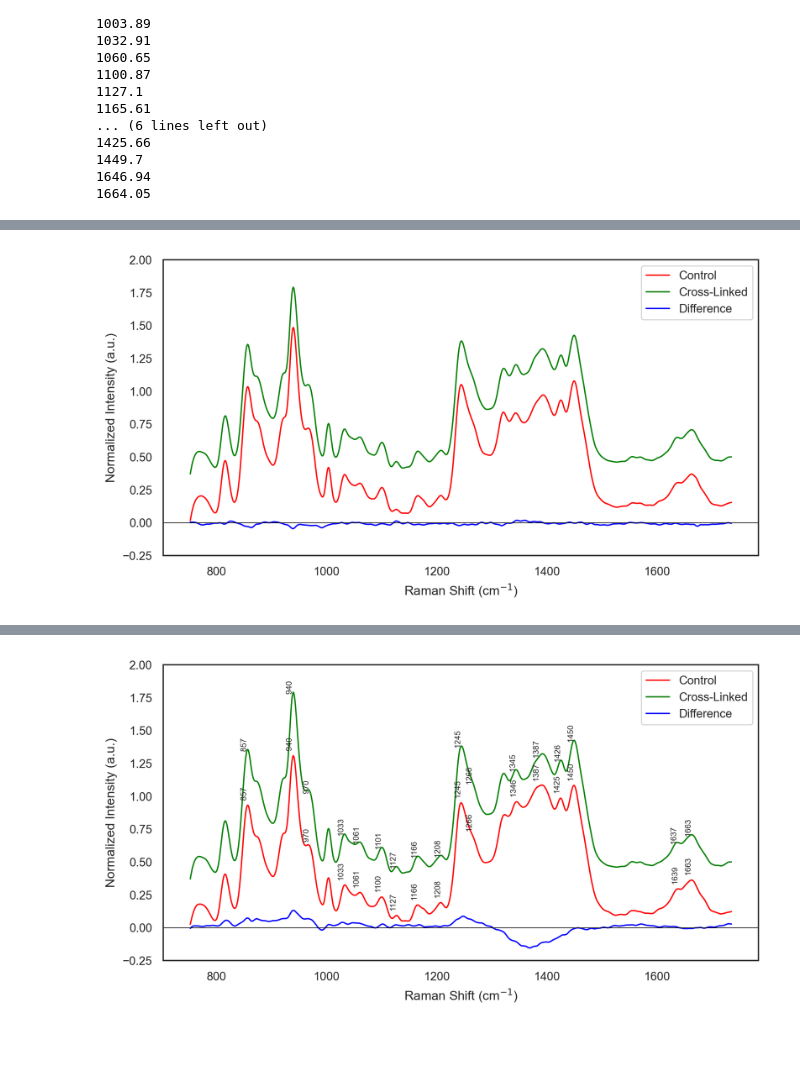
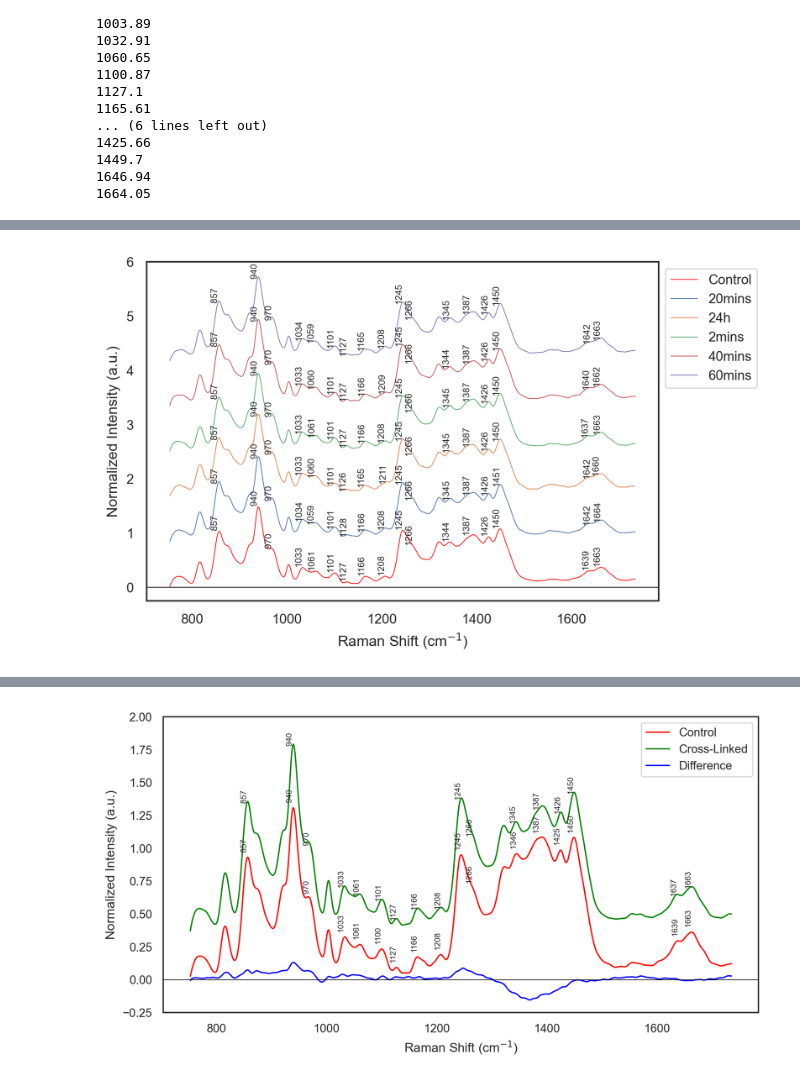
Before and after one commit to bunmiadejimi/Raman_Collagen, a Jupyter notebook: Plot renderings.ipynb, the cells around one changed output, grey strips where cells are left out. Saved outputs shown, nothing was run; the diff lists cells and outputs as text; code cells hidden in the pictures; blank space fills up the shorter version.

```diff
--- a/Plot renderings.ipynb
+++ b/Plot renderings.ipynb
@@ -121,0 +105,7 @@ sub_ctrl
+# %%
+for b in range(1, len(df_mean1[(df_mean1['orient'] == j)])):
+    print(b)
+    sns.lineplot(#data= df_mean1[(df_mean1['orient'] == j)],
+                x = df_mean1[(df_mean1['orient'] == j)].columns[5:],
+                y = df_mean1[(df_mean1['orient'] == j)].iloc[b, 5:]
+    )
@@ -122,59 +137,61 @@ sub_ctrl
 # %%
 ### Diference from singular control
 
 sns.set_theme(style = 'white', context = 'paper')
-for i in ['2mins', '20mins', '40mins', '60mins']:#, '24h'
-    for j in ['Orth', 'Para']:#
-        sub = df_mean1[(df_mean1['trt_time'] == i) & (df_mean1['orient'] == j)]
-        sub_ctrl = df_mean1[(df_mean1['sample'] == 'Ctrl') & (df_mean1['orient'] == j)]
-        diff = sub.iloc[0, 5:].values - sub_ctrl.iloc[0, 5:].values
+#for i in ['2mins', '20mins', '40mins', '60mins']:#, '24h'
+for j in ['Orth', 'Para']:#
+    sub = df_mean1[(df_mean1['orient'] == j)].reset_index(drop=True)
+    #sub_ctrl = df_mean1[(df_mean1['sample'] == 'Ctrl') & (df_mean1['orient'] == j)]
+    diff = sub.iloc[1:, 5:].values - sub.iloc[0, 5:].values
 
-        plt.figure(figsize = (8, 4), dpi = 300)
-        sns.lineplot(
-            x = sub_ctrl.columns[5:].astype(float),
-            y = sub_ctrl.iloc[0, 5:].values,
+    plt.figure(figsize = (6, 4), dpi = 300)
+    sns.lineplot(
+            x = sub.columns[5:].astype(float),
+            y = sub.iloc[0, 5:].values,
             label = 'Control',
             color = 'red',
-            lw = 1
+            lw = .5
         )
+    for b in range(1, 6):
         sns.lineplot(
-            x = sub.columns[5:].astype(float),
-            y = sub.iloc[0, 5:].values +.35,
-            label = 'Cross-Linked',
-            color = 'green',
-            lw = 1
-        )
-        sns.lineplot(
+                x = sub.columns[5:].astype(float),
+                y = sub['trt_time'].iloc[b, 5:] +(b/1.2), #.values +.35,
+                label = sub[sub['trt_time']][b],
+                #color = 'green',
+                lw = .5,
+                #hue = 'trt_time'
+            )
+    '''sns.lineplot(
             x = sub.columns[5:].astype(float),
             y = diff,
             label = 'Difference',
             color = 'blue',
             lw = 1
-        )
+        )'''
         #plt.title(f'Raman spectra for {j} samples at {i} treatment time')
-        plt.legend(bbox_to_anchor = (1, 1))
-        plt.xlabel("Raman Shift (cm$^{-1}$)")
-        plt.ylabel("Normalized Intensity (a.u.)")
-        plt.ylim(-.25, 2)
-        plt.axhline(0, lw = .5, color = 'black')
+    plt.legend(bbox_to_anchor = (1, 1))
+    plt.xlabel("Raman Shift (cm$^{-1}$)")
+    plt.ylabel("Normalized Intensity (a.u.)")
+    plt.ylim(-.25, 6)
+    plt.axhline(0, lw = .5, color = 'black')
 
-        '''ctrs = [857,940, 975,1033, 1062, 1100, 1127, 1167, 1207, 1245, 1270,  1344, 1381, 1426, 1451, 1636, 1663]#816, 857, 876, 921,  1003, 1321,
-        for c in ctrs:
-            for b in [0, 1]:
-                mask = (sub.columns[5:] >= c - 5) & (sub.columns[5:] <= c + 6)
+    ctrs = [857,940, 975,1033, 1062, 1100, 1127, 1167, 1207, 1245, 1270,  1344, 1381, 1426, 1451, 1636, 1663]#816, 857, 876, 921,  1003, 1321,
+    for c in ctrs:
+        for b in range(0, 6):
+            mask = (sub.columns[5:] >= c - 5) & (sub.columns[5:] <= c + 6)
 
-                loc_idx = sub.columns[5:][mask]
-                peak_idx = sub.iloc[b, 5:][mask]
+            loc_idx = sub.columns[5:][mask]
+            peak_idx = sub.iloc[b, 5:][mask]
 
-                idx_max = np.argmax(peak_idx)
-                peak_wl = loc_idx[idx_max]
-                int_val = peak_idx.values[idx_max]
-                #print(int_val)
-                if b == 0:
-                    plt.text(peak_wl, int_val + .05,#.3 * (len(sub) + 0.3),
-                    f'{peak_wl:.0f}', rotation=90, fontsize=6, ha='right')
-                else:
-                    plt.text(peak_wl, int_val + .35,#.5 * (len(sub) + 0.3),
-                        f'{peak_wl:.0f}', rotation=90, fontsize=6, ha='right')'''
+            idx_max = np.argmax(peak_idx)
+            peak_wl = loc_idx[idx_max]
+            int_val = peak_idx.values[idx_max]
+                    #print(int_val)
+            if b == 0:
+                        plt.text(peak_wl, int_val + .05,#.3 * (len(sub) + 0.3),
+                        f'{peak_wl:.0f}', rotation=90, fontsize=6, ha='right')
+            else:
+                        plt.text(peak_wl, int_val + b/1.2,#.5 * (len(sub) + 0.3),
+                            f'{peak_wl:.0f}', rotation=90, fontsize=6, ha='right')
 # %% [output]
-[figure, old version]
+[figure, new version]
```
Also changed, not shown: parts of 11 cells of this notebook.
